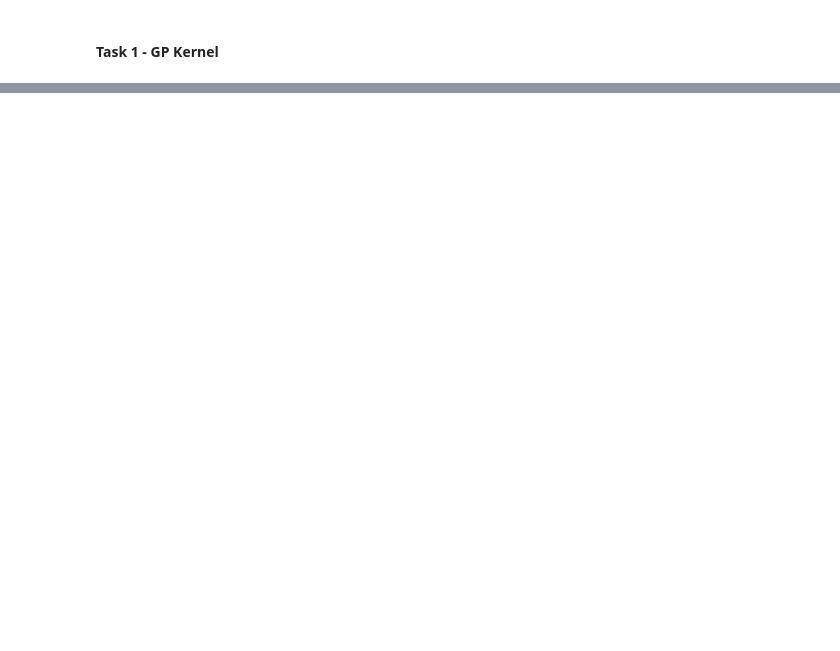
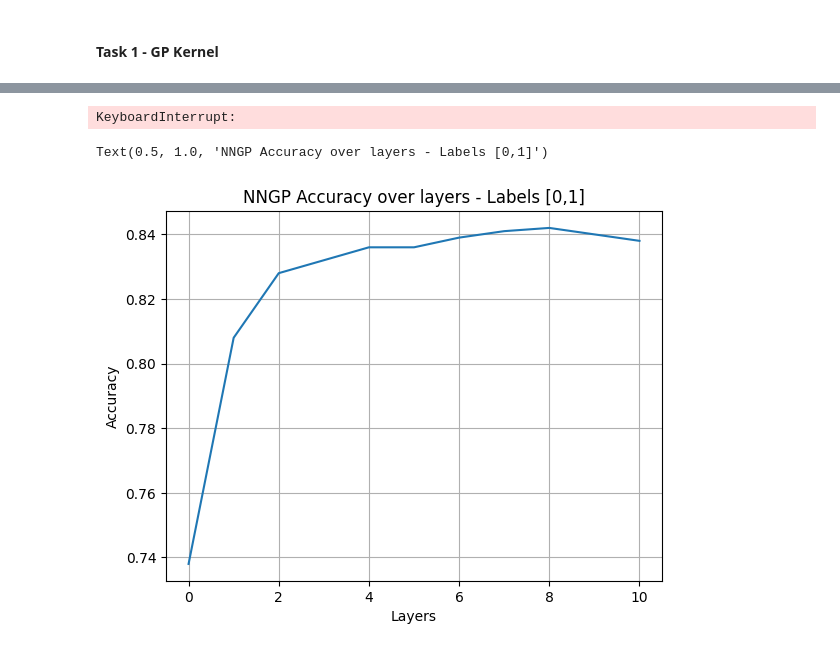
Before and after one commit to nadav7679/maths_machine_learning_2024, a Jupyter notebook: cw1/02530622_cw1_MathsML.ipynb, the cells around one changed output, grey strips where cells are left out. Saved outputs shown, nothing was run; the diff lists cells and outputs as text; code cells hidden in the pictures; blank space fills up the shorter version.

```diff
--- a/cw1/02530622_cw1_MathsML.ipynb
+++ b/cw1/02530622_cw1_MathsML.ipynb
@@ -973,16 +1090,42 @@ torch.set_default_dtype(torch.float64)
 # %%
 class CifarGpDataset(ImageDataset):
     def __init__(self, train: bool, normalize: bool):
+      """
+        Initializes a dataset for Gaussian Processes using the CIFAR dataset.
+
+        Args:
+            train (bool): If True, loads the training dataset; otherwise, loads the testing dataset.
+            normalize (bool): If True, normalize the data.
+
+        Note:
+            This class is designed for a binary classification task where labels 1 and 2 are selected.
+      """
+
       self.labels = [0, 1]
       super().__init__("cifar", train, normalize, 2)
 
     def _create_data(self, raw_targets):
+      """
+        Filter data to labels 0, 1.  Overriding method.
+
+        Args:
+            raw_targets (torch.Tensor): Raw target values.
+      """
+
       raw_targets = torch.tensor(raw_targets, dtype=torch.float64)
       self.data = torch.tensor(self.data, dtype=torch.float64)
       self.data = self.data[(raw_targets==1) | (raw_targets == 2), :]
 
 
     def _create_targets(self, raw_targets, nclasses):
+      """
+        Filter targets to labels 0, 1 and +- 0.5 values. Overriding method.
+
+        Args:
+            raw_targets (torch.Tensor): Raw target values.
+            nclasses (int): Number of classes.
+      """
+
       raw_targets = torch.tensor(raw_targets, dtype=torch.float64)
       self.targets = raw_targets[(raw_targets==1) | (raw_targets == 2)]
       self.targets[self.targets==1] *= 0.5
@@ -1146,7 +1341,6 @@ class CifarGaussianProcess:
 N = 1000
 targets = (CifarGpDataset(False, True).targets[:N] > 0).to(dtype=torch.float64)
 
-# very good params: var_b = 0.0001, var_w = 1.28, sigma = 0.001
 
 gp_hyperparams = {
     "var_b": torch.tensor(1e-05),
@@ -1160,19 +1354,24 @@ layers = range(0, 11)
 accuracy = []
 for i in layers:
   gp_hyperparams["L"] = i
-  gp = CifarGaussianProcess(**gp_hyperparams)
+  gp = NNGP(**gp_hyperparams)
 
-  mean, var = gp._compute_posterior()
+  mean, var = gp.compute_posterior()
   predict = (mean > 0).to(dtype=torch.float64)
 
   err = torch.abs(predict - targets).sum()/N
   print(f"Layers: {i} |  Error: {err.cpu().numpy()}")
 
   accuracy.append(1 - err)
+# %% [output]
+KeyboardInterrupt:
 # %%
 accuracy = [float(i) for i in accuracy]
 plt.plot(layers, accuracy)
 plt.grid()
-# plt.ylim([0.7, 0.9])
 plt.xlabel("Layers")
 plt.ylabel("Accuracy")
+plt.title("NNGP Accuracy over layers - Labels [0,1]")
+# %% [output]
+Text(0.5, 1.0, 'NNGP Accuracy over layers - Labels [0,1]')
+[figure, added]
```
Also changed, not shown: parts of 56 cells of this notebook.
